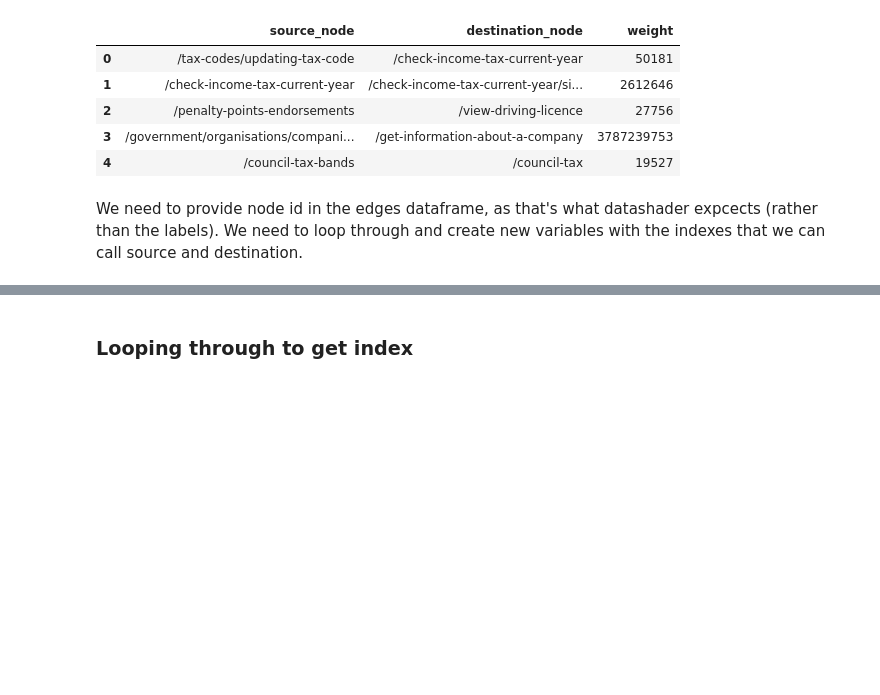
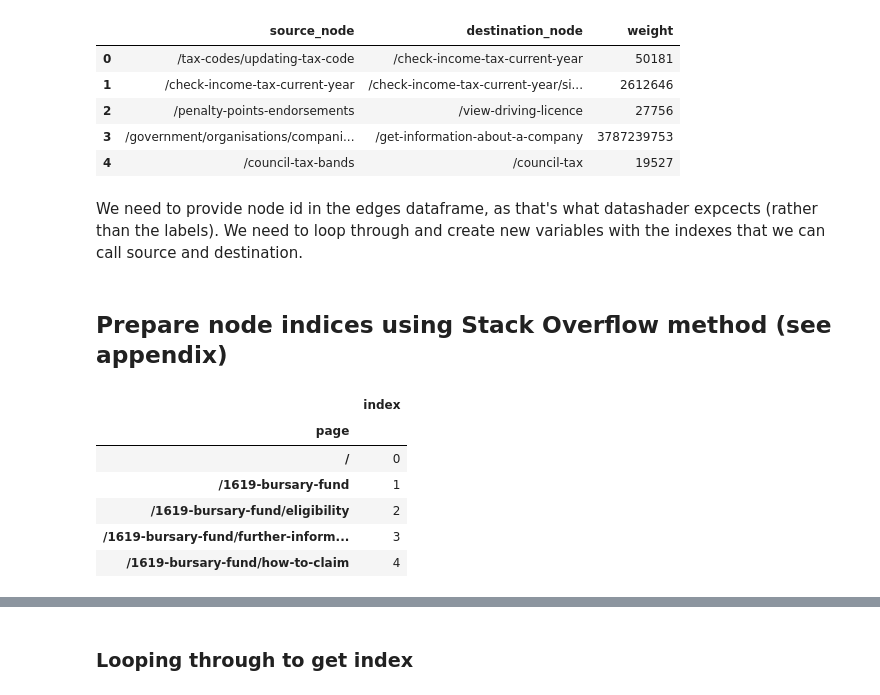
Before and after one commit to alphagov/govuk-network-data, a Jupyter notebook: notebooks/network_viz.ipynb, the cells around one changed output, grey strips where cells are left out. Drawn from its saved outputs; the diff is of its cells as text; code cells hidden in the pictures; blank space fills up the shorter version.

```diff
--- a/notebooks/network_viz.ipynb
+++ b/notebooks/network_viz.ipynb
@@ -113,3 +109,21 @@ df_edges_file.head()
 | 4 | /council-tax-bands | /council-tax | 19527 |
 # %% [markdown]
 We need to provide node id in the edges dataframe, as that's what datashader expcects (rather than the labels). We need to loop through and create new variables with the indexes that we can call source and destination.
+# %% [markdown]
+## Prepare node indices using Stack Overflow method (see appendix)
+# %%
+nodes = df_nodes_file.reset_index().set_index('page').squeeze()
+# need to convert from pandas series to pandas dataframe, to pass to holoviews later
+nodes = nodes.to_frame()
+# remove duplicates
+nodes = nodes.loc[~nodes.index.duplicated(keep='first')]
+
+nodes.head()
+# %% [output]
+|  | index |
+| page |  |
+| / | 0 |
+| /1619-bursary-fund | 1 |
+| /1619-bursary-fund/eligibility | 2 |
+| /1619-bursary-fund/further-inform... | 3 |
+| /1619-bursary-fund/how-to-claim | 4 |
```
Also changed, not shown: parts of 34 cells of this notebook.
